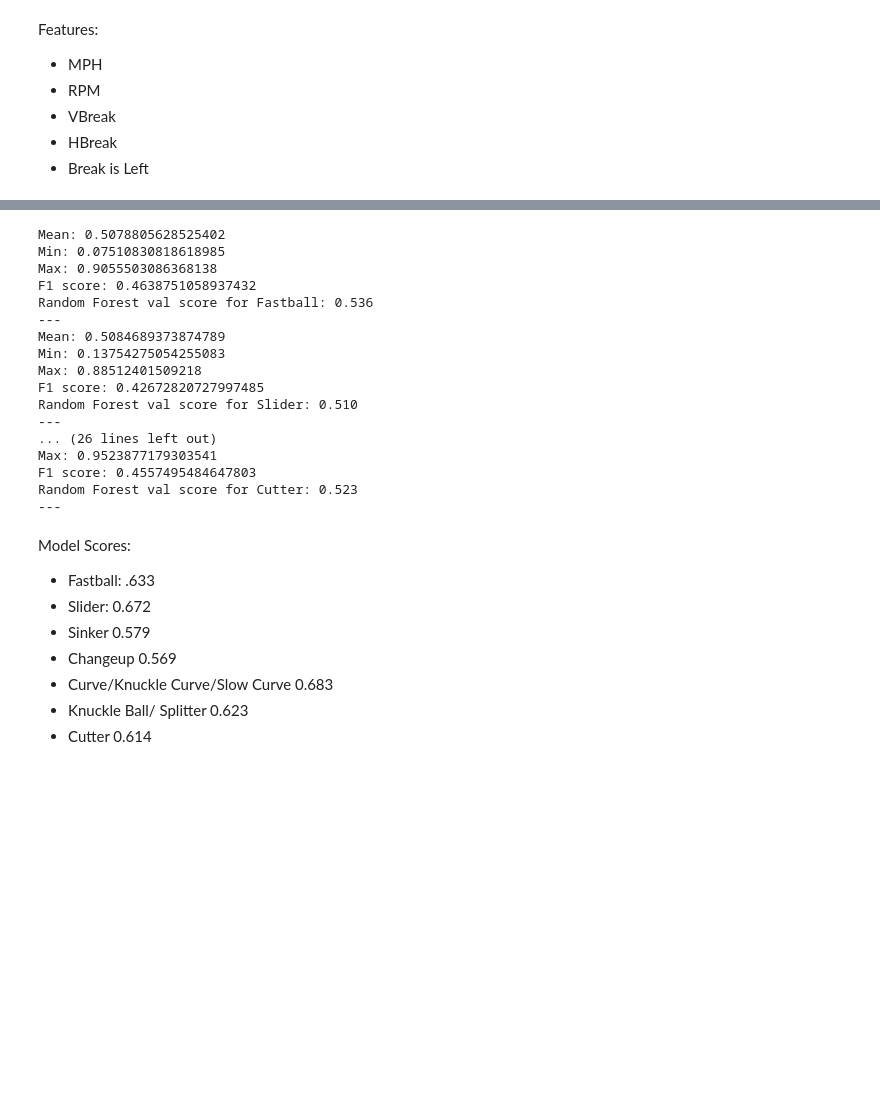
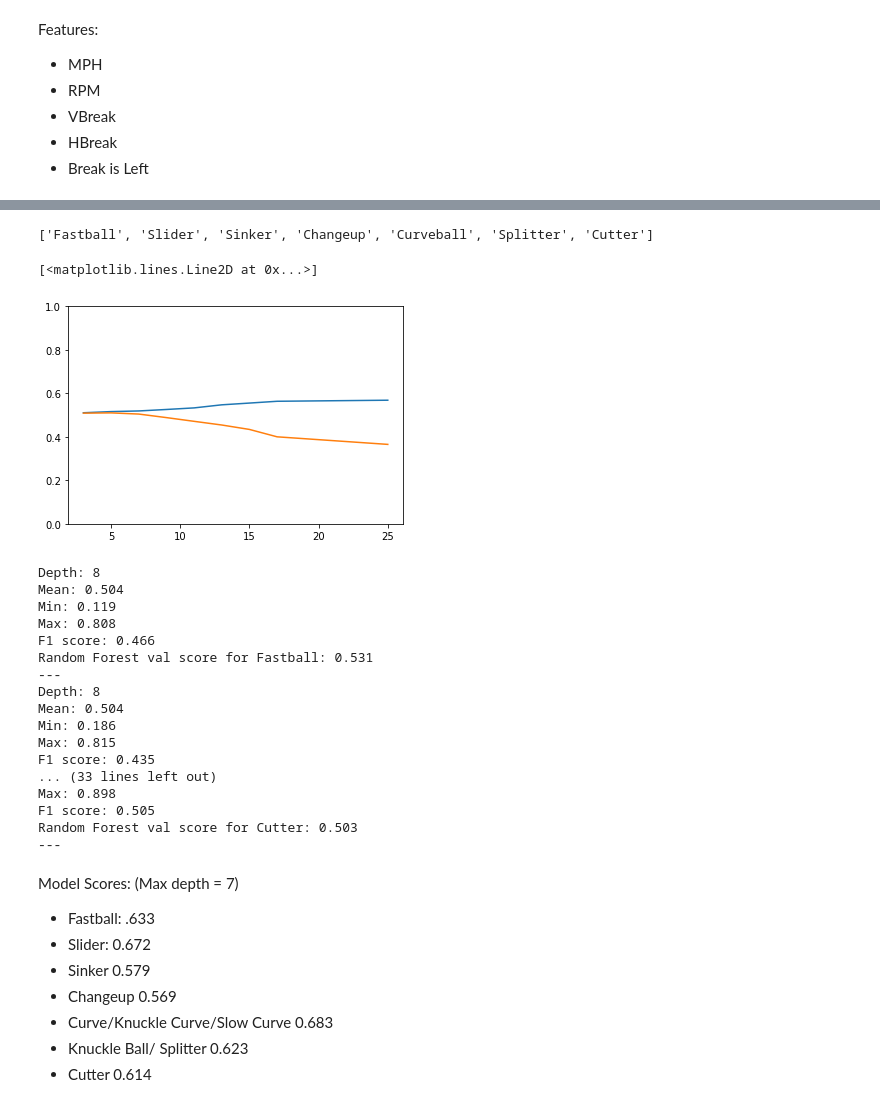
Before and after one commit to ddoberne/the-filthiest, a Jupyter notebook: model_training.ipynb, the cells around one changed output, grey strips where cells are left out. Cells and saved outputs as stored; diff of their text form; code cells hidden in the pictures; blank space fills up the shorter version.

```diff
--- a/model_training.ipynb
+++ b/model_training.ipynb
@@ -186,5 +361,18 @@ depth_dict = {
+# %%
+pitch_types
+# %% [output]
+['Fastball', 'Slider', 'Sinker', 'Changeup', 'Curveball', 'Splitter', 'Cutter']
+# %%
+results_df = pd.read_csv(pitch_types[6] + '-results.csv', index_col = 0)
+plt.plot(results_df['depth'], results_df['accuracy'])
+plt.ylim(0, 1)
+plt.plot(results_df['depth'], results_df['f1'])
+# %% [output]
+[<matplotlib.lines.Line2D at 0x...>]
+[figure, added]
 # %%
 # Training RF for each pitch type, then saving the file to disk
+depth = 8
 for pitch_type in pitch_types:
     df_filter = df.loc[df['pitch_type'] == pitch_type]
     X = df_filter[['mph', 'rpm', 'vbreak', 'hbreak', 'left_right']]
@@ -192,42 +380,43 @@ for pitch_type in pitch_types:
     X_train, X_test, y_train, y_test = train_test_split(X, y, test_size=0.2, random_state=22)
     #X_train, X_val, y_train, y_val = train_test_split(X_train, y_train, test_size=0.25, random_state=22)
     estimators = 128
-    max_depth = 11
+    max_depth = depth
     # Be sure to weight classes appropriately to improve F1
     rf = RandomForestClassifier(n_estimators = estimators, max_depth = max_depth, criterion = 'entropy',
-                               class_weight = {0:y_test.mean(),1:1-y_test.mean()})
-    scores = cross_val_score(rf, X_train, y_train, cv = 5)
+                               class_weight = 'balanced')
     #print(f'Estimators: {estimators}')
     #print(f'Max depth: {max_depth}')
     #print(f'Cross val score: {scores.mean()}')
     rf.fit(X_train, y_train)
-    print(f'Mean: {rf.predict_proba(X_test)[:,0].mean()}')
-    print(f'Min: {rf.predict_proba(X_test)[:,0].min()}')
-    print(f'Max: {rf.predict_proba(X_test)[:,0].max()}')
-    print(f'F1 score: {f1_score(y_test, rf.predict(X_test))}')
+    scores = cross_val_score(rf, X_train, y_train, cv = 5)
+    print(f'Depth: {depth}')
+    print(f'Mean: {rf.predict_proba(X_test)[:,0].mean():.3f}')
+    print(f'Min: {rf.predict_proba(X_test)[:,0].min():.3f}')
+    print(f'Max: {rf.predict_proba(X_test)[:,0].max():.3f}')
+    print(f'F1 score: {f1_score(y_test, rf.predict(X_test)):.3f}')
     print(f'Random Forest val score for {pitch_type}: {rf.score(X_test, y_test):.3f}')
     print('---')
-    dump(rf, pitch_type + '2.rf')
+    dump(rf, pitch_type + '3.rf')
 # %% [output]
-Mean: 0.5078805628525402
-Min: 0.07510830818618985
-Max: 0.9055503086368138
-F1 score: 0.4638751058937432
-Random Forest val score for Fastball: 0.536
+Depth: 8
+Mean: 0.504
+Min: 0.119
+Max: 0.808
+F1 score: 0.466
+Random Forest val score for Fastball: 0.531
 ---
-Mean: 0.5084689373874789
-Min: 0.13754275054255083
-Max: 0.88512401509218
-F1 score: 0.42672820727997485
-Random Forest val score for Slider: 0.510
+Depth: 8
+Mean: 0.504
+Min: 0.186
+Max: 0.815
+F1 score: 0.435
+... (33 lines left out)
+Max: 0.898
+F1 score: 0.505
+Random Forest val score for Cutter: 0.503
 ---
-... (26 lines left out)
-Max: 0.9523877179303541
-F1 score: 0.4557495484647803
-Random Forest val score for Cutter: 0.523
----
 # %% [markdown]
-Model Scores:
+Model Scores: (Max depth = 7)
 - Fastball: .633
 - Slider: 0.672
 - Sinker 0.579
```
Also changed, not shown: parts of 27 cells of this notebook, 8 other files.
